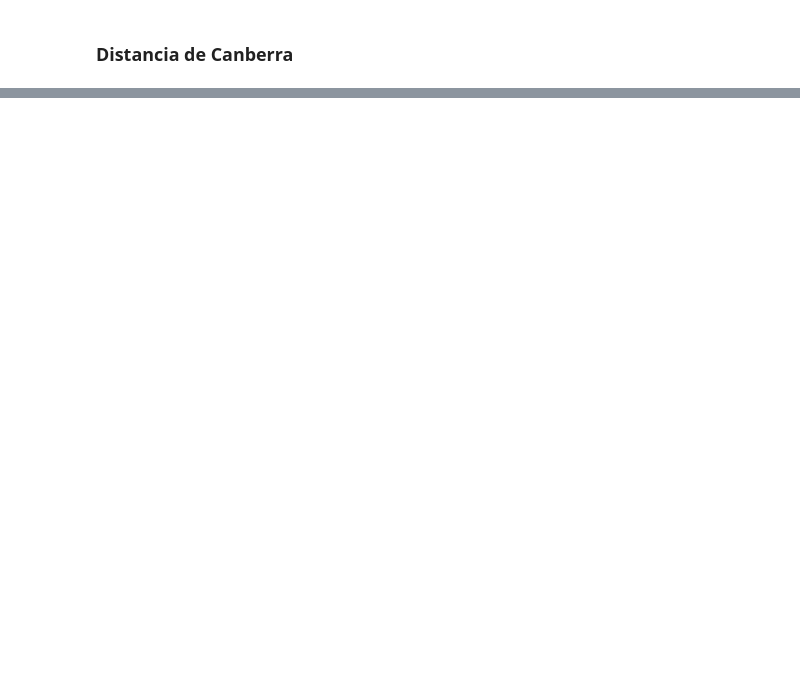
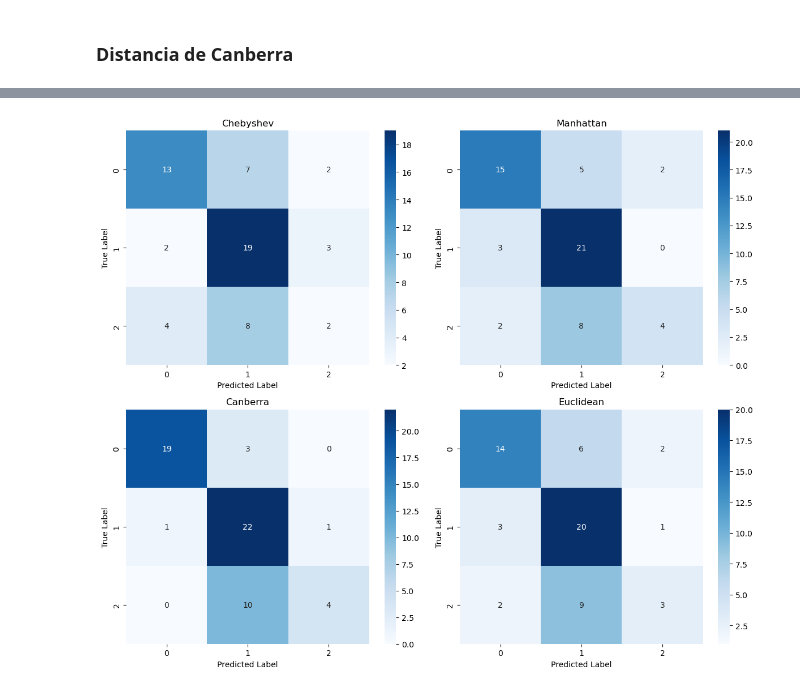
Before and after one commit to azulamakk/AnalisisMultivariado, a Jupyter notebook: Final/knn.ipynb, the cells around one changed output, grey strips where cells are left out. Saved outputs shown, nothing was run; the diff lists cells and outputs as text; code cells hidden in the pictures; blank space fills up the shorter version.

```diff
--- a/Final/knn.ipynb
+++ b/Final/knn.ipynb
@@ -422,0 +510,29 @@ F1 Score: 0.692984027466786
+# %%
+import matplotlib.pyplot as plt
+import seaborn as sns
+from sklearn.metrics import confusion_matrix
+
+def plot_confusion_matrix_heatmap(ax, cm, title):
+    sns.heatmap(cm, annot=True, fmt='d', cmap='Blues', ax=ax)
+    ax.set_title(title)
+    ax.set_xlabel('Predicted Label')
+    ax.set_ylabel('True Label')
+
+fig, axes = plt.subplots(2, 2, figsize=(12, 10))
+
+cm_chebyshev = confusion_matrix(y_true, predictions_binaryChebyshev)
+plot_confusion_matrix_heatmap(axes[0, 0], cm_chebyshev, 'Chebyshev')
+
+cm_manhattan = confusion_matrix(y_true, predictions_binaryManhattan)
+plot_confusion_matrix_heatmap(axes[0, 1], cm_manhattan, 'Manhattan')
+
+cm_canberra = confusion_matrix(y_true, predictions_binaryCanberra)
+plot_confusion_matrix_heatmap(axes[1, 0], cm_canberra, 'Canberra')
+
+cm_euclidean = confusion_matrix(y_true, predictions_binaryEucli)
+plot_confusion_matrix_heatmap(axes[1, 1], cm_euclidean, 'Euclidean')
+
+plt.tight_layout()
+plt.show()
+# %% [output]
+[figure, added]
```
Also changed, not shown: parts of 14 cells of this notebook, 1 other file.
